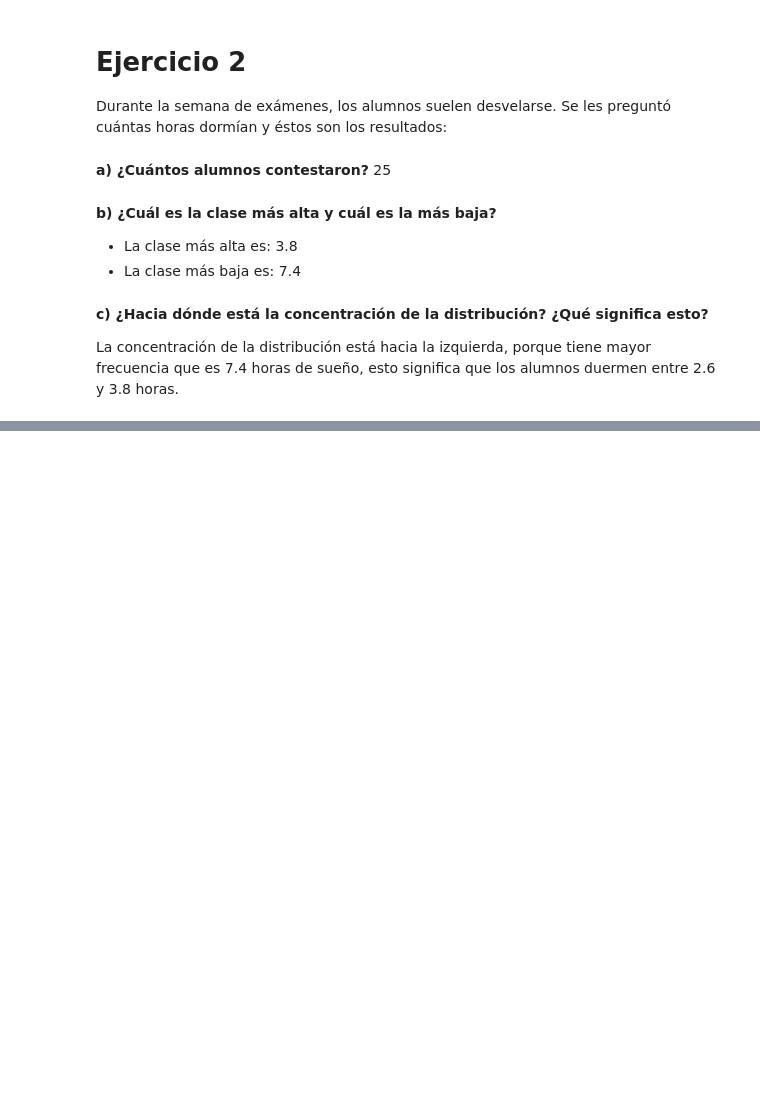
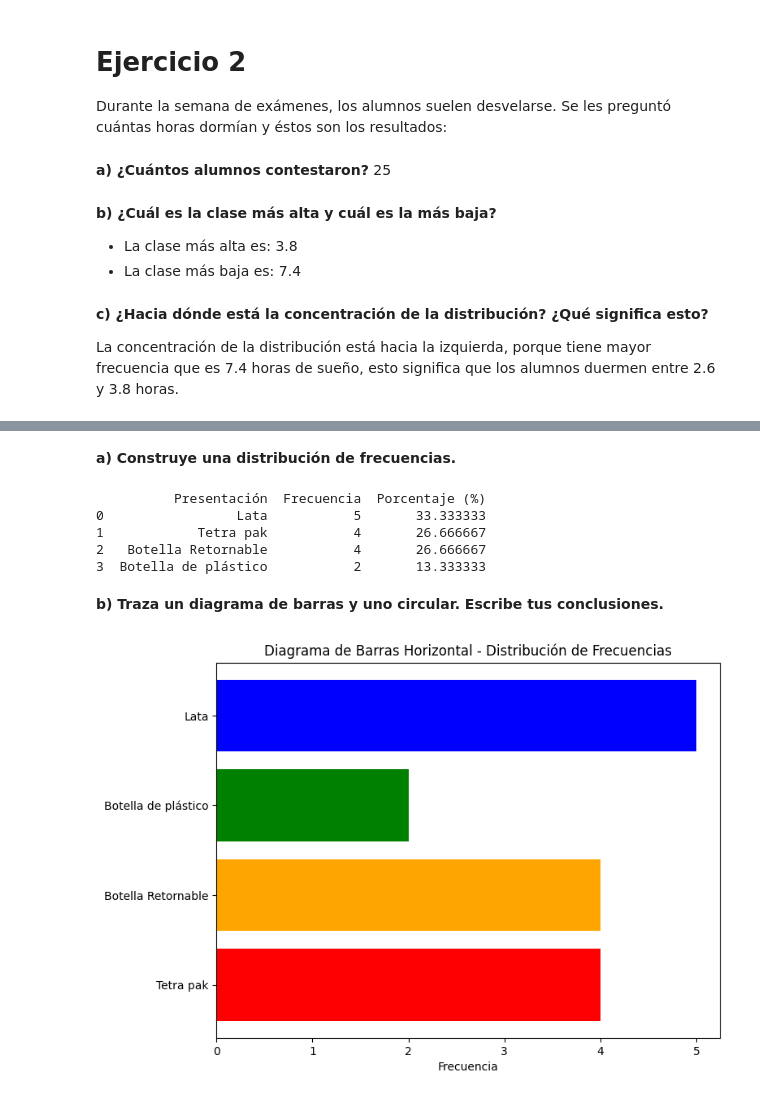
Before and after one commit to Geradan1/T1-Remedial, a Jupyter notebook: Ejercicios.ipynb, the cells around one changed output, grey strips where cells are left out. Cells and saved outputs as stored; diff of their text form; code cells hidden in the pictures; blank space fills up the shorter version.

Commit message:
Ejercicio 3: se agregaron respuestas del ejercicio 3

```diff
--- a/Ejercicios.ipynb
+++ b/Ejercicios.ipynb
@@ -30,0 +36,43 @@ La concentración de la distribución está hacia la izquierda, porque tiene may
+# %% [markdown]
+**a) Construye una distribución de frecuencias.**
+# %%
+respuestas = ['Tetra pak', 'Botella Retornable', 'Tetra pak', 'Lata', 'Botella de plástico', 'Lata', 'Lata', 'Lata', 'Botella de plástico', 'Lata', 'Botella Retornable', 'Tetra pak', 'Botella Retornable', 'Botella Retornable', 'Tetra pak']
+
+df = pd.DataFrame(respuestas, columns=['Presentación'])
+
+frecuencias = df['Presentación'].value_counts().reset_index()
+frecuencias.columns = ['Presentación', 'Frecuencia']
+
+frecuencias['Porcentaje (%)'] = (frecuencias['Frecuencia'] / len(df)) * 100
+
+print(frecuencias)
+# %% [output]
+          Presentación  Frecuencia  Porcentaje (%)
+0                 Lata           5       33.333333
+1            Tetra pak           4       26.666667
+2   Botella Retornable           4       26.666667
+3  Botella de plástico           2       13.333333
+# %% [markdown]
+**b) Traza un diagrama de barras y uno circular. Escribe tus conclusiones.**
+# %%
+import numpy as np
+
+presentaciones = ['Lata', 'Botella de plástico', 'Botella Retornable', 'Tetra pak']
+frecuencias = [5, 2, 4, 4]
+
+
+fig, ax = plt.subplots(figsize=(8, 6))
+y_pos = np.arange(len(presentaciones))
+colors = ['blue', 'green', 'orange', 'red']
+
+
+ax.barh(y_pos, frecuencias, align='center', color=colors)
+ax.set_yticks(y_pos)
+ax.set_yticklabels(presentaciones)
+ax.invert_yaxis()
+ax.set_xlabel('Frecuencia')
+ax.set_title('Diagrama de Barras Horizontal - Distribución de Frecuencias')
+
+plt.show()
+# %% [output]
+[figure, added]
```
Also changed, not shown: parts of 4 cells of this notebook.
